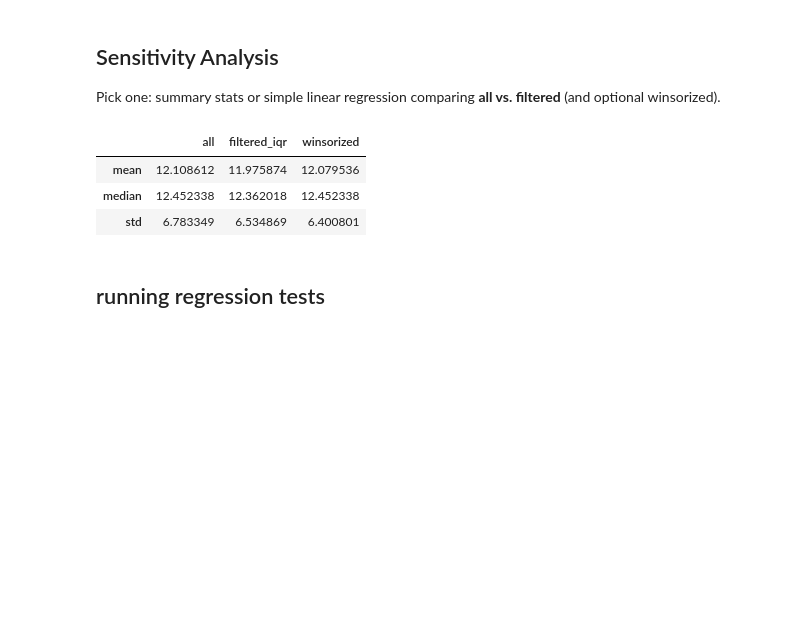
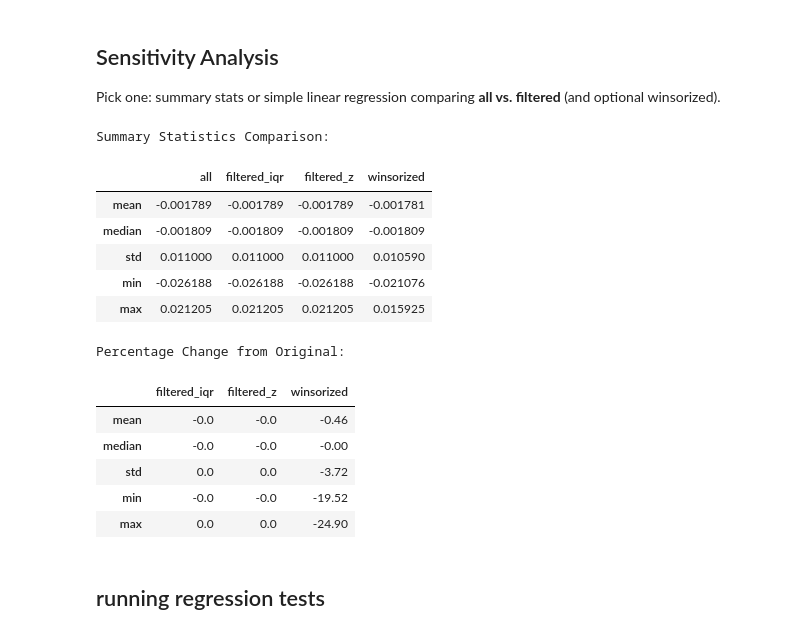
Before and after one commit to param-nyu/bootcamp_param_shah, a Jupyter notebook: homework/stage07_outliers-risk-assumptions/notebooks/stage07_outliers-risk-assumptions_homework-starter.ipynb, the cells around one changed output. Cells and saved outputs as stored; diff of their text form; code cells hidden in the pictures; blank space fills up the shorter version.

Commit message:
updated homework7 :(

```diff
--- a/homework/stage07_outliers-risk-assumptions/notebooks/stage07_outliers-risk-assumptions_homework-starter.ipynb
+++ b/homework/stage07_outliers-risk-assumptions/notebooks/stage07_outliers-risk-assumptions_homework-starter.ipynb
@@ -76,7 +76,7 @@ np.random.seed(72)
 # %% [markdown]
 ## Load Data (provided or synthetic fallback)
 # %%
-data_path = Path('data/raw/outliers_homework.csv')
+data_path = Path('/Users/paramshah/Desktop/bootcamp/homework/stage07_outliers-risk-assumptions/data/raw/outliers_homework.csv')
 if data_path.exists():
     df = pd.read_csv(data_path)
 else:
@@ -118,15 +118,12 @@ def detect_outliers_zscore(series: pd.Series, threshold: float = 3.0) -> pd.Seri
 *(Stretch)* Implement winsorizing (optional).
 # %%
 def winsorize_series(series: pd.Series, lower: float = 0.05, upper: float = 0.95) -> pd.Series:
+    """
+    Winsorize numeric series: clip values at given quantiles.
+    Returns numeric Series (same length).
+    """
     lo = series.quantile(lower)
     hi = series.quantile(upper)
     return series.clip(lower=lo, upper=hi)
 # %% [markdown]
 ## Apply Detection and Create Flags (choose a numeric column)
-# %%
-target_col = 'y' if 'y' in df.columns else df.select_dtypes(include=['number']).columns[0]
-df['outlier_iqr'] = detect_outliers_iqr(df[target_col])
-df['outlier_z'] = detect_outliers_zscore(df[target_col], threshold=3.0)
-wins = winsorize_series(df[target_col])
-df['outlier_wins'] = df[target_col] != wins   # True if clipped
-df[['outlier_iqr', 'outlier_z','outlier_wins']].mean()
@@ -138,2 +129,0 @@ dtype: float64
-# %%
-df['y_wins'] = winsorize_series(df[target_col]) # fraction flagged
@@ -156,26 +228,55 @@ plt.show()
 ## Sensitivity Analysis
 Pick one: summary stats or simple linear regression comparing **all vs. filtered** (and optional winsorized).
 # %%
-# Option A: Summary stats
-summ_all = df[target_col].describe()[['mean', '50%', 'std']].rename({'50%': 'median'})
-summ_filtered = df.loc[~df['outlier_iqr'], target_col].describe()[['mean', '50%', 'std']].rename({'50%': 'median'})
+# Calculate summary statistics for different treatments
+summ_all = df[target_col].describe()[['mean', '50%', 'std', 'min', 'max']].rename({'50%': 'median'})
+summ_filtered_iqr = df.loc[~df['outlier_iqr'], target_col].describe()[['mean', '50%', 'std', 'min', 'max']].rename({'50%': 'median'})
+summ_filtered_z = df.loc[~df['outlier_z'], target_col].describe()[['mean', '50%', 'std', 'min', 'max']].rename({'50%': 'median'})
+
+# Initialize winsorized summary
 summ_w = None
 if 'winsorize_series' in globals():
-    w = winsorize_series(df[target_col])
-    summ_w = w.describe()[['mean', '50%', 'std']].rename({'50%': 'median'})
+    w_series = winsorize_series(df[target_col])
+    summ_w = w_series.describe()[['mean', '50%', 'std', 'min', 'max']].rename({'50%': 'median'})
 
-comp = pd.concat(
-    {
-        'all': summ_all,
-        'filtered_iqr': summ_filtered,
-        **({'winsorized': summ_w} if summ_w is not None else {})
-    }, axis=1
-)
-comp
+# Create comparison table
+comparison_data = {
+    'all': summ_all,
+    'filtered_iqr': summ_filtered_iqr,
+    'filtered_z': summ_filtered_z,
+}
+
+# Add winsorized if available
+if summ_w is not None:
+    comparison_data['winsorized'] = summ_w
+
+comp = pd.concat(comparison_data, axis=1)
+
+# Calculate percentage changes
+comp_pct = pd.DataFrame()
+for col in comp.columns.get_level_values(0).unique():
+    if col != 'all':
+        comp_pct[col] = ((comp[col] - comp['all']) / comp['all'] * 100).round(2)
+
+print("Summary Statistics Comparison:")
+display(comp)
+
+print("\nPercentage Change from Original:")
+display(comp_pct)
 # %% [output]
+Summary Statistics Comparison:
-|  | all | filtered_iqr | winsorized |
-| mean | 12.108612 | 11.975874 | 12.079536 |
-| median | 12.452338 | 12.362018 | 12.452338 |
-| std | 6.783349 | 6.534869 | 6.400801 |
+|  | all | filtered_iqr | filtered_z | winsorized |
+| mean | -0.001789 | -0.001789 | -0.001789 | -0.001781 |
+| median | -0.001809 | -0.001809 | -0.001809 | -0.001809 |
+| std | 0.011000 | 0.011000 | 0.011000 | 0.010590 |
+| min | -0.026188 | -0.026188 | -0.026188 | -0.021076 |
+| max | 0.021205 | 0.021205 | 0.021205 | 0.015925 |
+Percentage Change from Original:
+|  | filtered_iqr | filtered_z | winsorized |
+| mean | -0.0 | -0.0 | -0.46 |
+| median | -0.0 | -0.0 | -0.00 |
+| std | 0.0 | 0.0 | -3.72 |
+| min | -0.0 | -0.0 | -19.52 |
+| max | 0.0 | 0.0 | -24.90 |
 # %% [markdown]
 ## running regression tests
```
Also changed, not shown: parts of 12 cells of this notebook, 1 other file.
